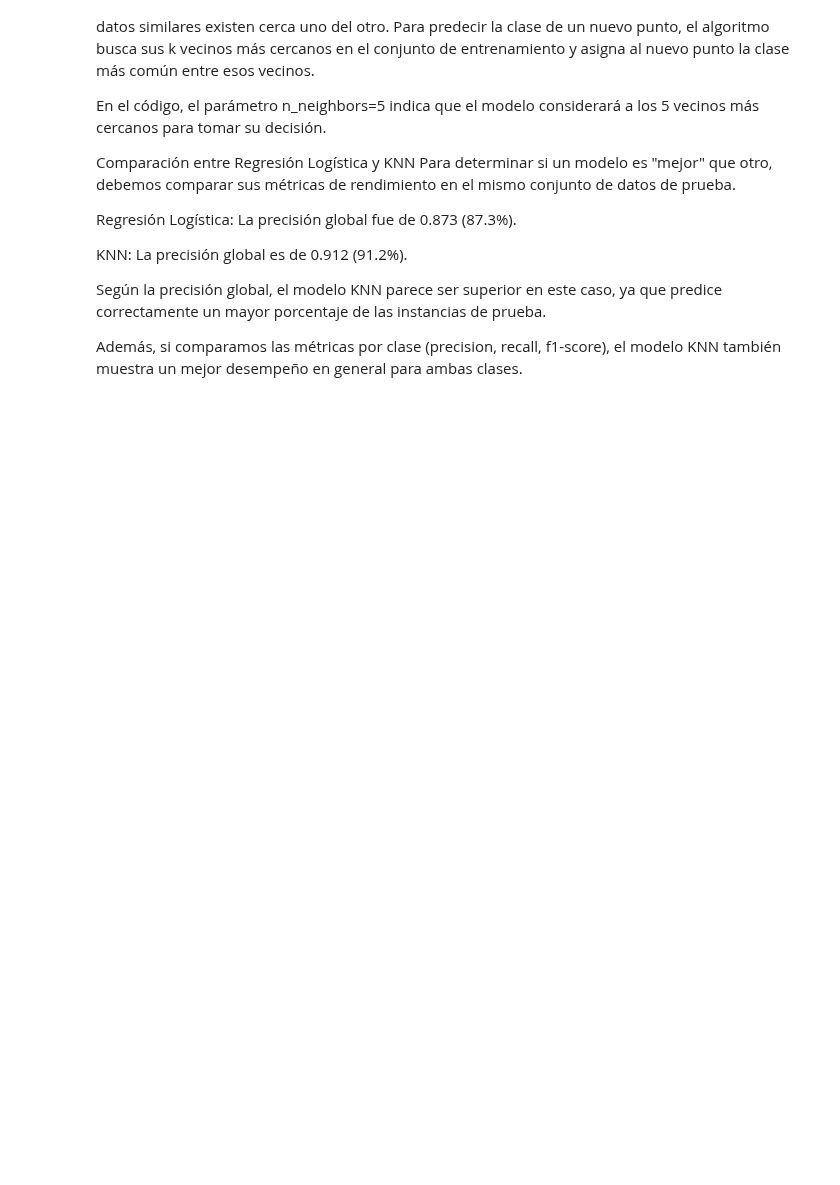
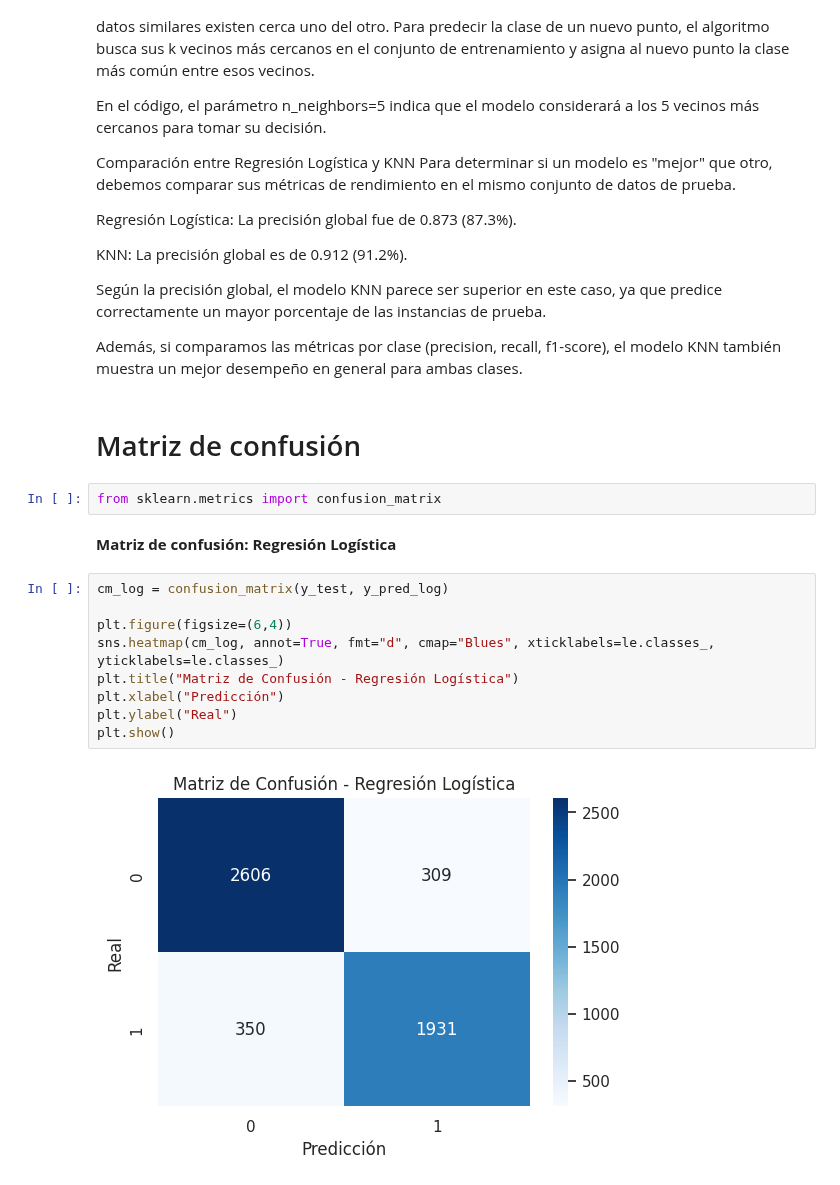
Before and after one commit to Jormao2025/Data_Science_1, a Jupyter notebook: Proyecto_Data_Science1_Satisfacción_de_Aerolíneas.ipynb, the cells around one changed output. Saved outputs shown, nothing was run; the diff lists cells and outputs as text; blank space fills up the shorter version.

```diff
--- a/Proyecto_Data_Science1_Satisfacción_de_Aerolíneas.ipynb
+++ b/Proyecto_Data_Science1_Satisfacción_de_Aerolíneas.ipynb
@@ -873,3 +873,20 @@ KNN: La precisión global es de 0.912 (91.2%).
 Según la precisión global, el modelo KNN parece ser superior en este caso, ya que predice correctamente un mayor porcentaje de las instancias de prueba.
 
 Además, si comparamos las métricas por clase (precision, recall, f1-score), el modelo KNN también muestra un mejor desempeño en general para ambas clases.
+# %% [markdown]
+# Matriz de confusión
+# %%
+from sklearn.metrics import confusion_matrix
+# %% [markdown]
+**Matriz de confusión: Regresión Logística**
+# %%
+cm_log = confusion_matrix(y_test, y_pred_log)
+
+plt.figure(figsize=(6,4))
+sns.heatmap(cm_log, annot=True, fmt="d", cmap="Blues", xticklabels=le.classes_, yticklabels=le.classes_)
+plt.title("Matriz de Confusión - Regresión Logística")
+plt.xlabel("Predicción")
+plt.ylabel("Real")
+plt.show()
+# %% [output]
+[figure, added]
```
Also changed, not shown: parts of 12 cells of this notebook.
